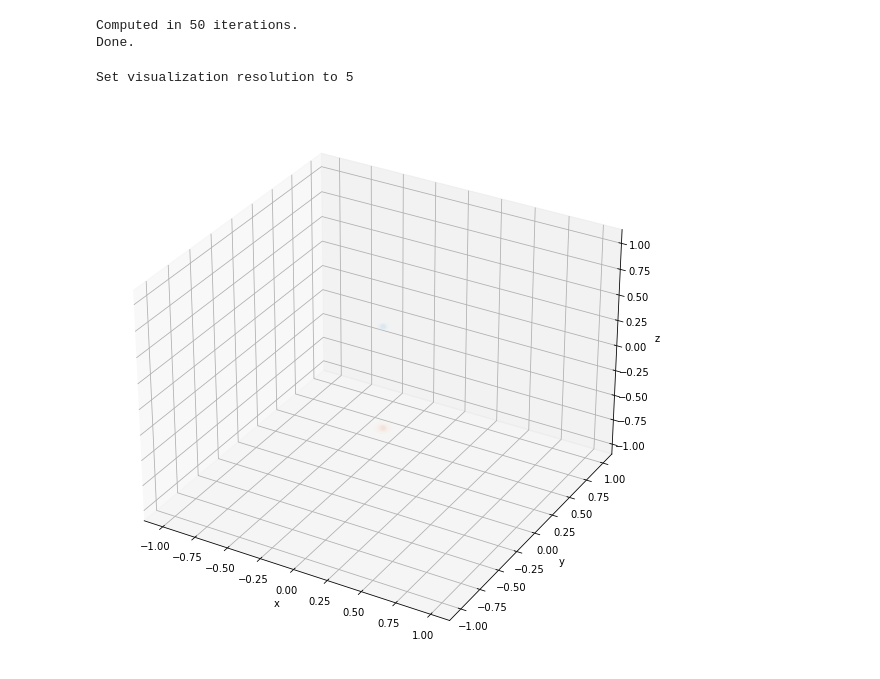
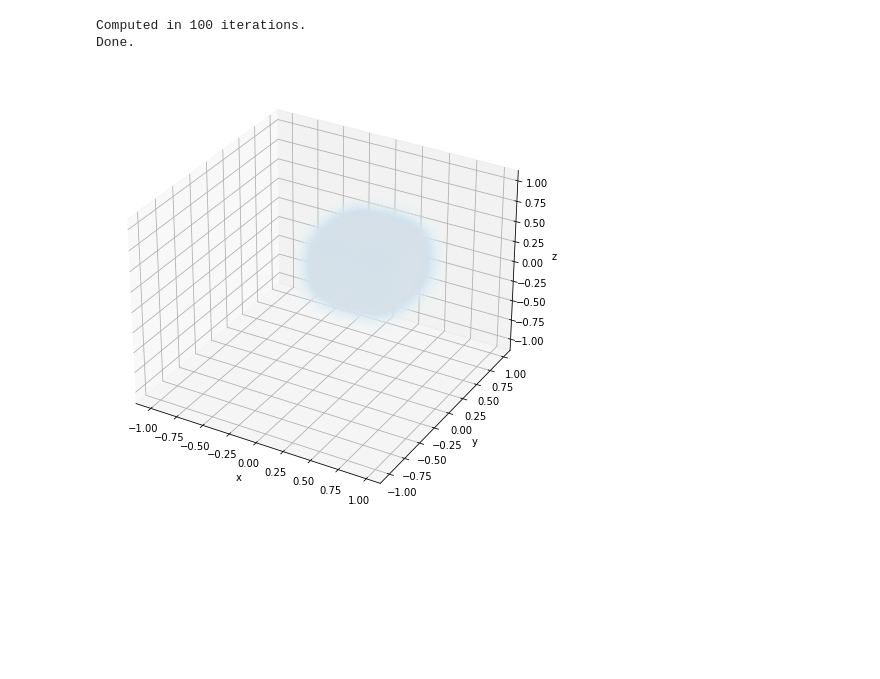
Before and after one commit to afurman2/Phys1600Final, a Jupyter notebook: FinalProject.ipynb, the cells around one changed output. Cells and saved outputs as stored; diff of their text form; code cells hidden in the pictures; blank space fills up the shorter version.

```diff
--- a/FinalProject.ipynb
+++ b/FinalProject.ipynb
@@ -46,18 +12,14 @@ class EMObjects:
 # %%
-sim = libem.EMSimulationSpace3D(space_size=(2, 2, 2), top_left=(-1, -1, -1), scale=100)
+sim = libem.EMSimulationSpace3D(space_size=(2, 2, 2), top_left=(-1, -1, -1), scale=50)
 
 sim.compute(make_enforcer(
-    enf(EMObjects.point_charge, (0, 0, 0.5), 1),
-    enf(EMObjects.point_charge, (0, 0, -0.5), -1)
-
-    #BoundaryEnforcer.point_charge((0, 0, -2.5), -1)
+    enf(EMObjects.rectangular_prism_solid, (0, 0, 0), (0.5, 0.5, 0.5), 1)
 ))
 print("Done.")
 # %% [output]
-Computed in 50 iterations.
+Computed in 100 iterations.
 Done.
 # %%
-Visualizations.colormesh_3d(sim)
+Visualizations.colormesh_3d(sim, size=(8, 8), resolution=1, color_norm=1)
 # %% [output]
-Set visualization resolution to 5
-[figure, old version]
+[figure, new version]
```
Also changed, not shown: parts of 6 cells of this notebook, 3 other files.
